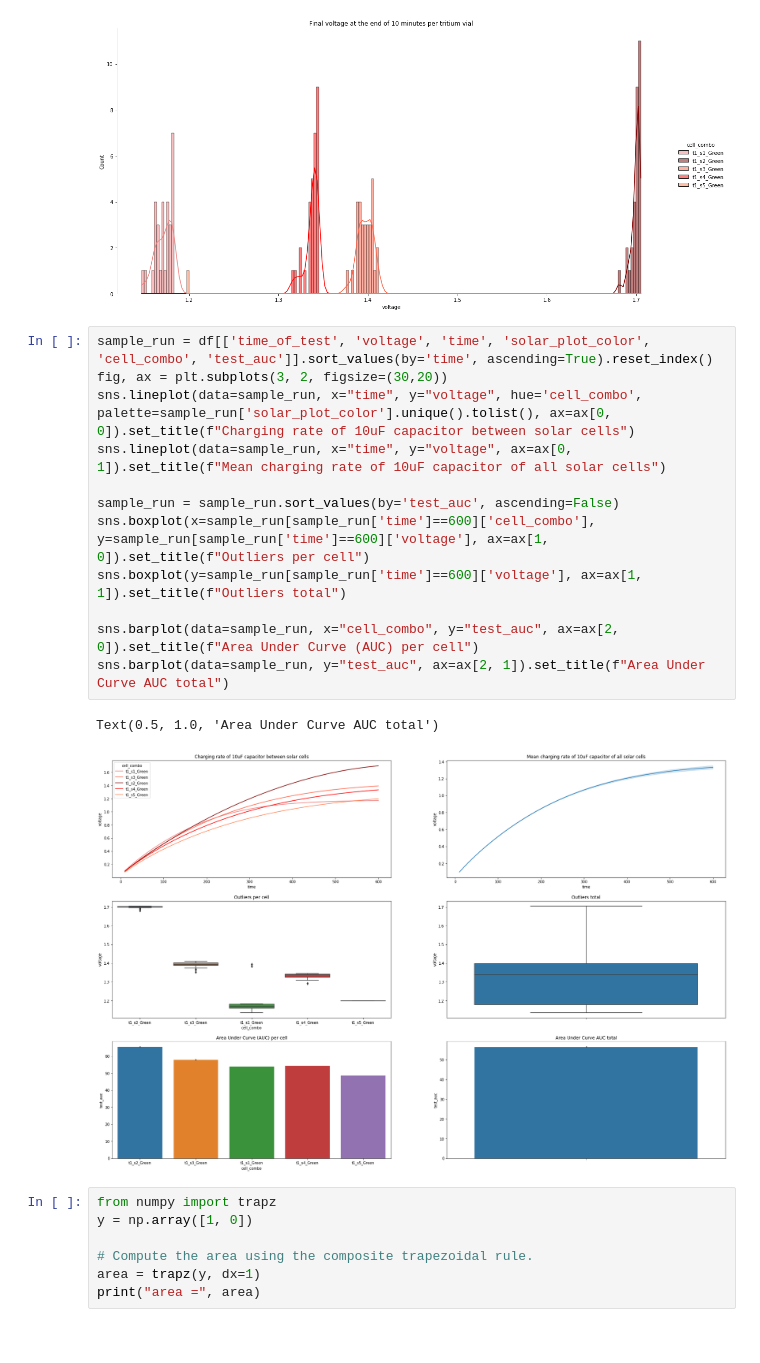
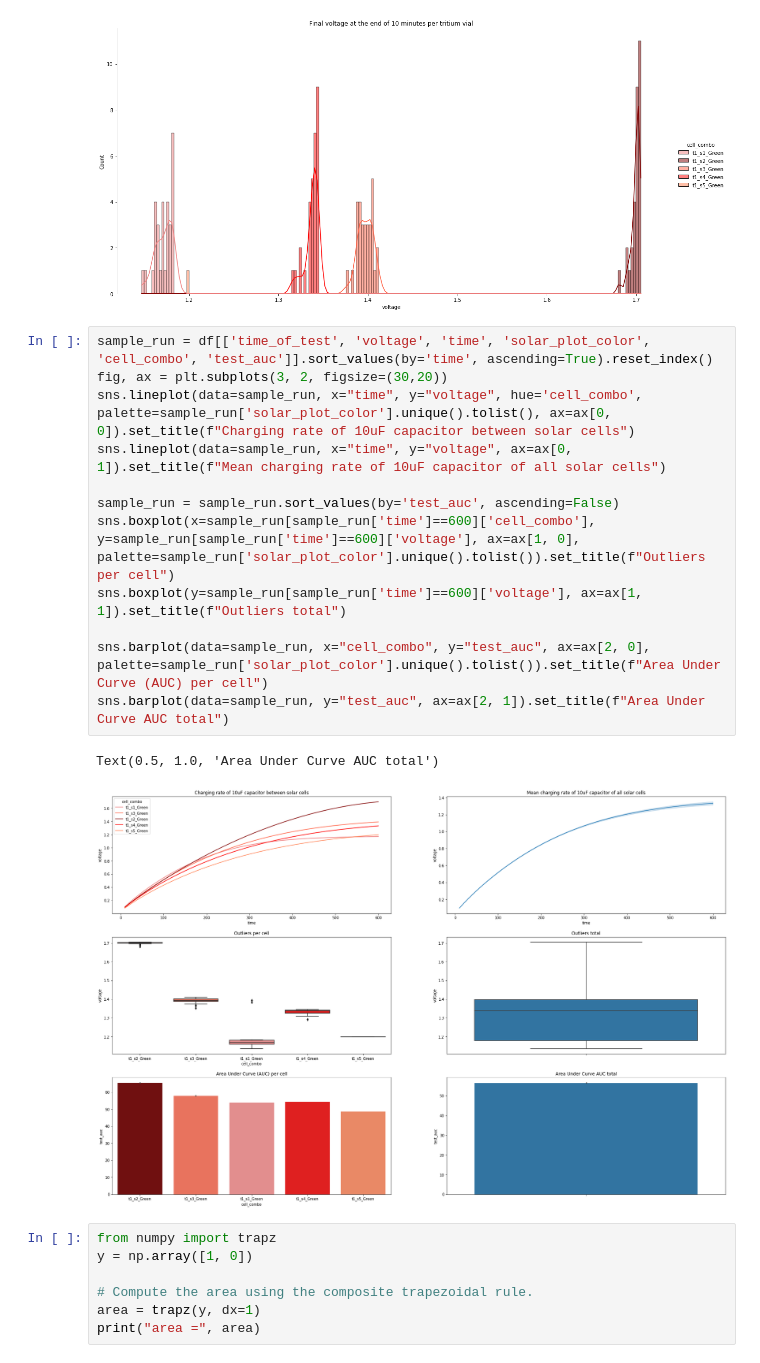
Before and after one commit to darkmatter2222/Nuclear-Battery, a Jupyter notebook: measurement_techniques/analiyze_measurements/single_cell_performance_testing.ipynb, the cells around one changed output. Saved outputs shown, nothing was run; the diff lists cells and outputs as text.

```diff
--- a/measurement_techniques/analiyze_measurements/single_cell_performance_testing.ipynb
+++ b/measurement_techniques/analiyze_measurements/single_cell_performance_testing.ipynb
@@ -131,18 +131,18 @@ sns.displot(sample_df[(sample_df['time']==600)].reset_index(), x='voltage', bins
 # %%
 sample_run = df[['time_of_test', 'voltage', 'time', 'solar_plot_color', 'cell_combo', 'test_auc']].sort_values(by='time', ascending=True).reset_index()
 fig, ax = plt.subplots(3, 2, figsize=(30,20))
 sns.lineplot(data=sample_run, x="time", y="voltage", hue='cell_combo', palette=sample_run['solar_plot_color'].unique().tolist(), ax=ax[0, 0]).set_title(f"Charging rate of 10uF capacitor between solar cells")
 sns.lineplot(data=sample_run, x="time", y="voltage", ax=ax[0, 1]).set_title(f"Mean charging rate of 10uF capacitor of all solar cells")
 
 sample_run = sample_run.sort_values(by='test_auc', ascending=False)
-sns.boxplot(x=sample_run[sample_run['time']==600]['cell_combo'], y=sample_run[sample_run['time']==600]['voltage'], ax=ax[1, 0]).set_title(f"Outliers per cell")
+sns.boxplot(x=sample_run[sample_run['time']==600]['cell_combo'], y=sample_run[sample_run['time']==600]['voltage'], ax=ax[1, 0], palette=sample_run['solar_plot_color'].unique().tolist()).set_title(f"Outliers per cell")
 sns.boxplot(y=sample_run[sample_run['time']==600]['voltage'], ax=ax[1, 1]).set_title(f"Outliers total")
 
-sns.barplot(data=sample_run, x="cell_combo", y="test_auc", ax=ax[2, 0]).set_title(f"Area Under Curve (AUC) per cell")
+sns.barplot(data=sample_run, x="cell_combo", y="test_auc", ax=ax[2, 0], palette=sample_run['solar_plot_color'].unique().tolist()).set_title(f"Area Under Curve (AUC) per cell")
 sns.barplot(data=sample_run, y="test_auc", ax=ax[2, 1]).set_title(f"Area Under Curve AUC total")
 # %% [output]
 Text(0.5, 1.0, 'Area Under Curve AUC total')
-[figure, old version]
+[figure, new version]
 # %%
 from numpy import trapz
 y = np.array([1, 0])
```
